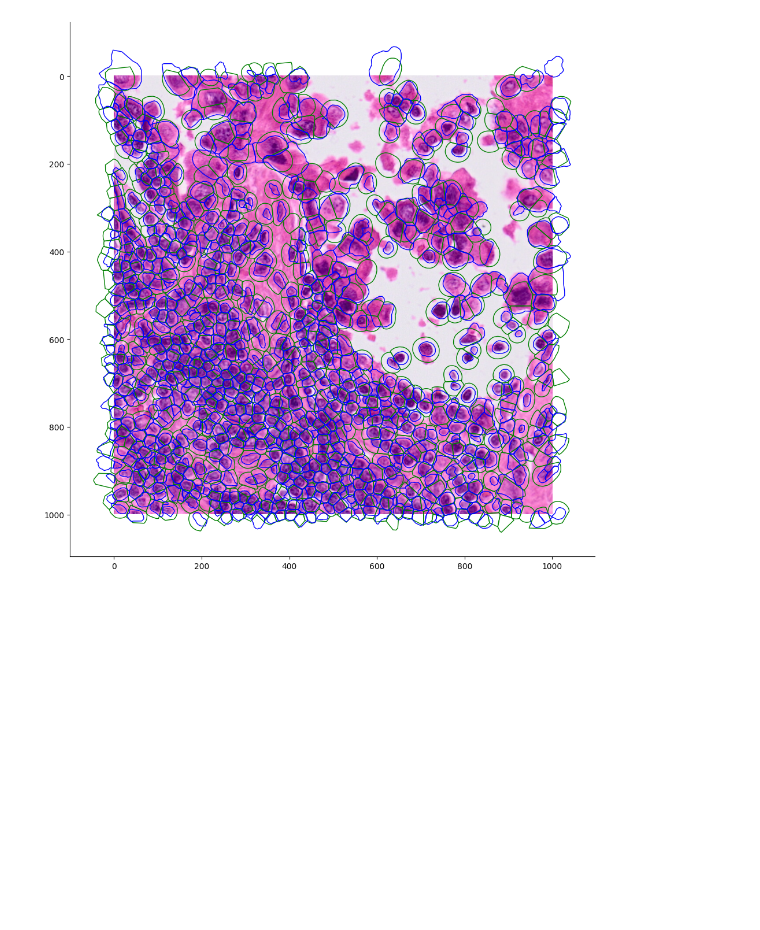
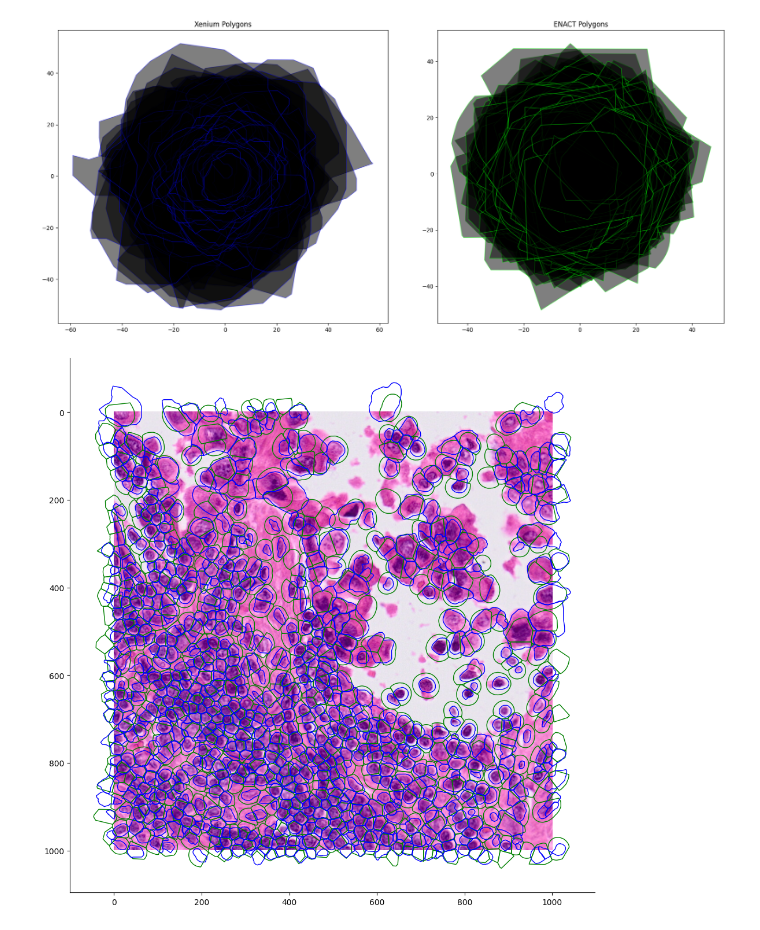
Before and after one commit to RaphaelDeGottardi/MasterThesis, a Jupyter notebook: Xenium Segmentation Transfer/segmentation-comparison.ipynb, the cells around one changed output. Cells and saved outputs as stored; diff of their text form; code cells hidden in the pictures; blank space fills up the shorter version.

```diff
--- a/Xenium Segmentation Transfer/segmentation-comparison.ipynb
+++ b/Xenium Segmentation Transfer/segmentation-comparison.ipynb
@@ -117,3 +120,32 @@ plt.show()
+# %%
+fig, axs = plt.subplots(1, 2, figsize=(18, 8))
+
+# Xenium polygons
+plot_polygons(
+    xenium_crop_polygons_demean,
+    ax=axs[0],
+    facecolor=(0, 0, 0, 0.5),
+    edgecolor=(0, 0, 1, 0.5),
+    linewidth=1,
+)
+axs[0].set_title("Xenium Polygons")
+axs[0].set_aspect("equal")
+
+# ENACT polygons
+plot_polygons(
+    enact_crop_polygons_demean,
+    ax=axs[1],
+    facecolor=(0, 0, 0, 0.5),
+    edgecolor=(0, 1, 0, 0.5),
+    linewidth=1,
+)
+axs[1].set_title("ENACT Polygons")
+axs[1].set_aspect("equal")
+
+plt.tight_layout()
+plt.show()
+# %% [output]
+[figure, added]
 # %%
 
 xenium_crop_polygons = [
```
Also changed, not shown: parts of 5 cells of this notebook, 2 other files.
